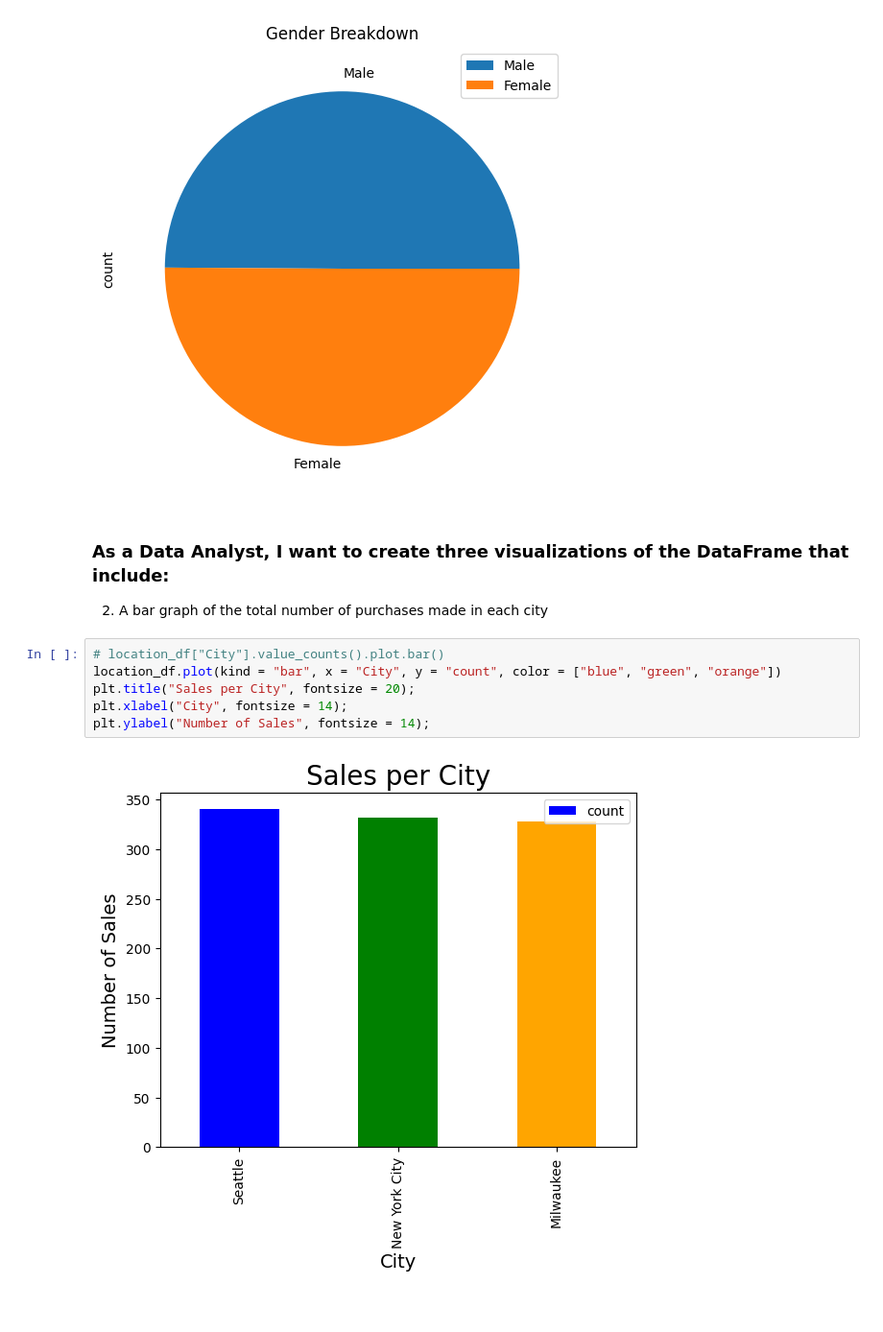
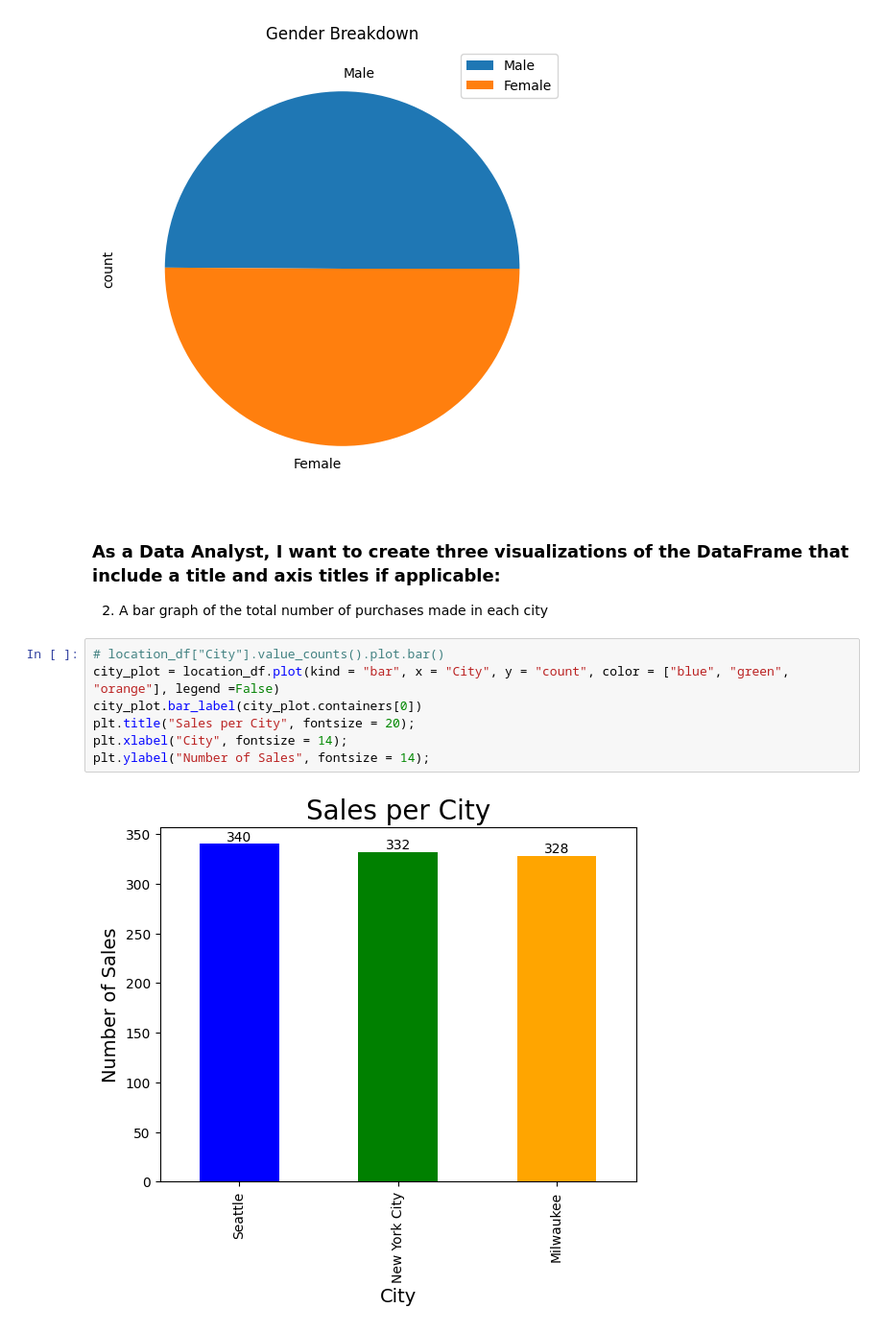
Before and after one commit to JenVega09/ExploratoryDataAnalysis, a Jupyter notebook: exploratory_data_analysis.ipynb, the cells around one changed output. Shown: that part at 96% size. Drawn from its saved outputs; the diff is of its cells as text.

```diff
--- a/exploratory_data_analysis.ipynb
+++ b/exploratory_data_analysis.ipynb
@@ -121,14 +122,15 @@ plt.title("Gender Breakdown")
 Text(0.5, 1.0, 'Gender Breakdown')
 [figure]
 # %% [markdown]
-### As a Data Analyst, I want to create **three** visualizations of the DataFrame that include:
+### As a Data Analyst, I want to create **three** visualizations of the DataFrame that include a title and axis titles if applicable:
 2. A bar graph of the total number of purchases made in each city
 # %%
 # location_df["City"].value_counts().plot.bar()
-location_df.plot(kind = "bar", x = "City", y = "count", color = ["blue", "green", "orange"])
+city_plot = location_df.plot(kind = "bar", x = "City", y = "count", color = ["blue", "green", "orange"], legend =False)
+city_plot.bar_label(city_plot.containers[0])
 plt.title("Sales per City", fontsize = 20);
 plt.xlabel("City", fontsize = 14);
 plt.ylabel("Number of Sales", fontsize = 14);
 # %% [output]
-[figure, old version]
+[figure, new version]
 # %% [markdown]
```
Also changed, not shown: parts of 12 cells of this notebook.
